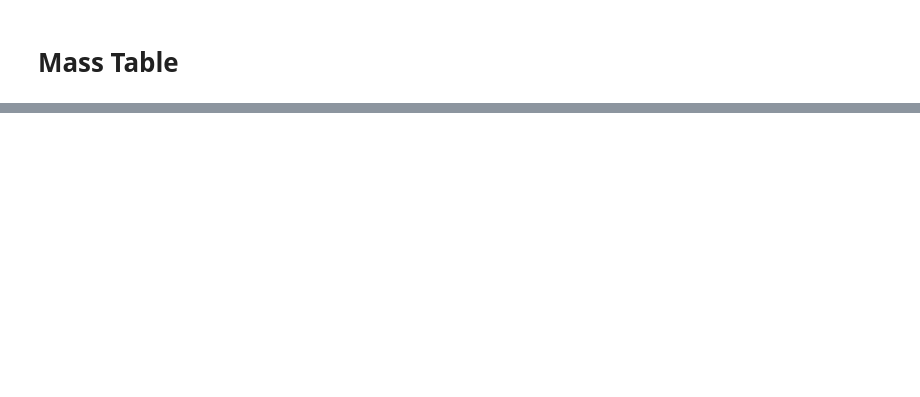
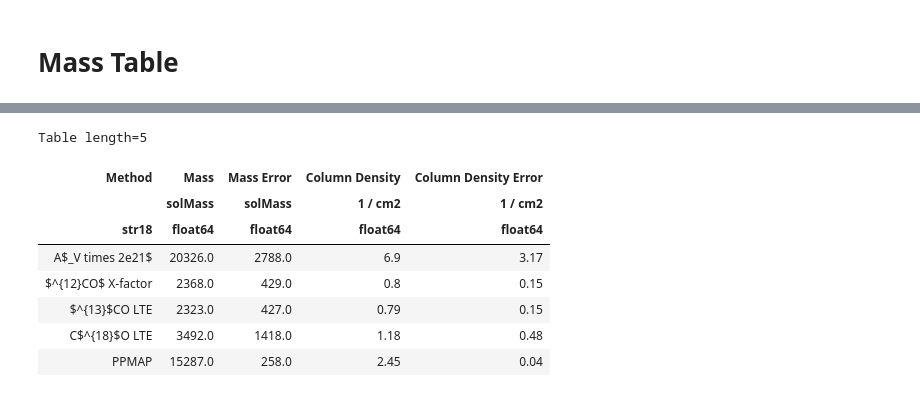
Before and after one commit to SpacialTree/lactea-filament, a Jupyter notebook: lactea-filament/notebooks/filament_mass_table.ipynb, the cells around one changed output, grey strips where cells are left out. Drawn from its saved outputs; the diff is of its cells as text; code cells hidden in the pictures; blank space fills up the shorter version.

Commit message:
error measurements

```diff
--- a/lactea-filament/notebooks/filament_mass_table.ipynb
+++ b/lactea-filament/notebooks/filament_mass_table.ipynb
@@ -133,0 +303,3 @@ mass_extinction
+# %%
+coldens_ppmap_err = mask.multiply(fits.open('/orange/adamginsburg/galactic_plane_surveys/higal/PPMAP_Results/l000_results/l000_sigdiffcdens.fits')[0].data[5]).mean()* (10**20) * u.cm**(-2)#*u.Unit(hdul[0].header['BUNIT'])
+coldens_ppmap_err
@@ -133,0 +308,3 @@ mass_extinction
+# %%
+mass_ppmap_err = mass_ppmap * coldens_ppmap_err / coldens_ppmap
+mass_ppmap_err
@@ -138,0 +315,15 @@ masses = [mass_Xfactor, mass_13CO, mass_C18O, mass_extinction]
+# %%
+methods = ['A$_V times 2e21$', '$^{12}CO$ X-factor', '$^{13}$CO LTE', 'C$^{18}$O LTE', 'PPMAP']
+masses = [mass_extinction, mass_Xfactor, mass_13CO, mass_C18O, mass_ppmap]
+masses_err = [mass_extinction_err, mass_Xfactor_err, mass_13CO_err, mass_C18O_err, mass_ppmap_err]
+coldens = [coldens_extinction, coldens_Xfactor, coldens_13CO, coldens_C18O, coldens_ppmap]
+coldens_err = [coldens_extinction_err, coldens_Xfactor_err, coldens_13CO_err, coldens_C18O_err, coldens_ppmap_err]
+
+column_names = ['Method', 'Mass', 'Mass Error', 'Column Density', 'Column Density Error']
+# %%
+for i in range(len(methods)):
+    print(methods[i], masses[i], masses_err[i], coldens[i]*10**22, coldens_err[i]*10**22)
+    masses[i] = int(masses[i].value)*u.M_sun
+    masses_err[i] = int(masses_err[i].value)*u.M_sun
+    column_density[i] = np.round(coldens[i].value/10**22*u.cm**-2, 2)
+    column_density_err[i] = np.round(coldens_err[i].value/10**22*u.cm**-2, 2)
@@ -138,0 +336,13 @@ masses = [mass_Xfactor, mass_13CO, mass_C18O, mass_extinction]
+# %%
+tbl = Table([methods, masses, masses_err, column_density, column_density_err], names=column_names)
+tbl
+# %% [output]
+Table length=5
+| Method | Mass | Mass Error | Column Density | Column Density Error |
+|  | solMass | solMass | 1 / cm2 | 1 / cm2 |
+| str18 | float64 | float64 | float64 | float64 |
+| A$_V times 2e21$ | 20326.0 | 2788.0 | 6.9 | 3.17 |
+| $^{12}CO$ X-factor | 2368.0 | 429.0 | 0.8 | 0.15 |
+| $^{13}$CO LTE | 2323.0 | 427.0 | 0.79 | 0.15 |
+| C$^{18}$O LTE | 3492.0 | 1418.0 | 1.18 | 0.48 |
+| PPMAP | 15287.0 | 258.0 | 2.45 | 0.04 |
```
Also changed, not shown: parts of 41 cells of this notebook.
